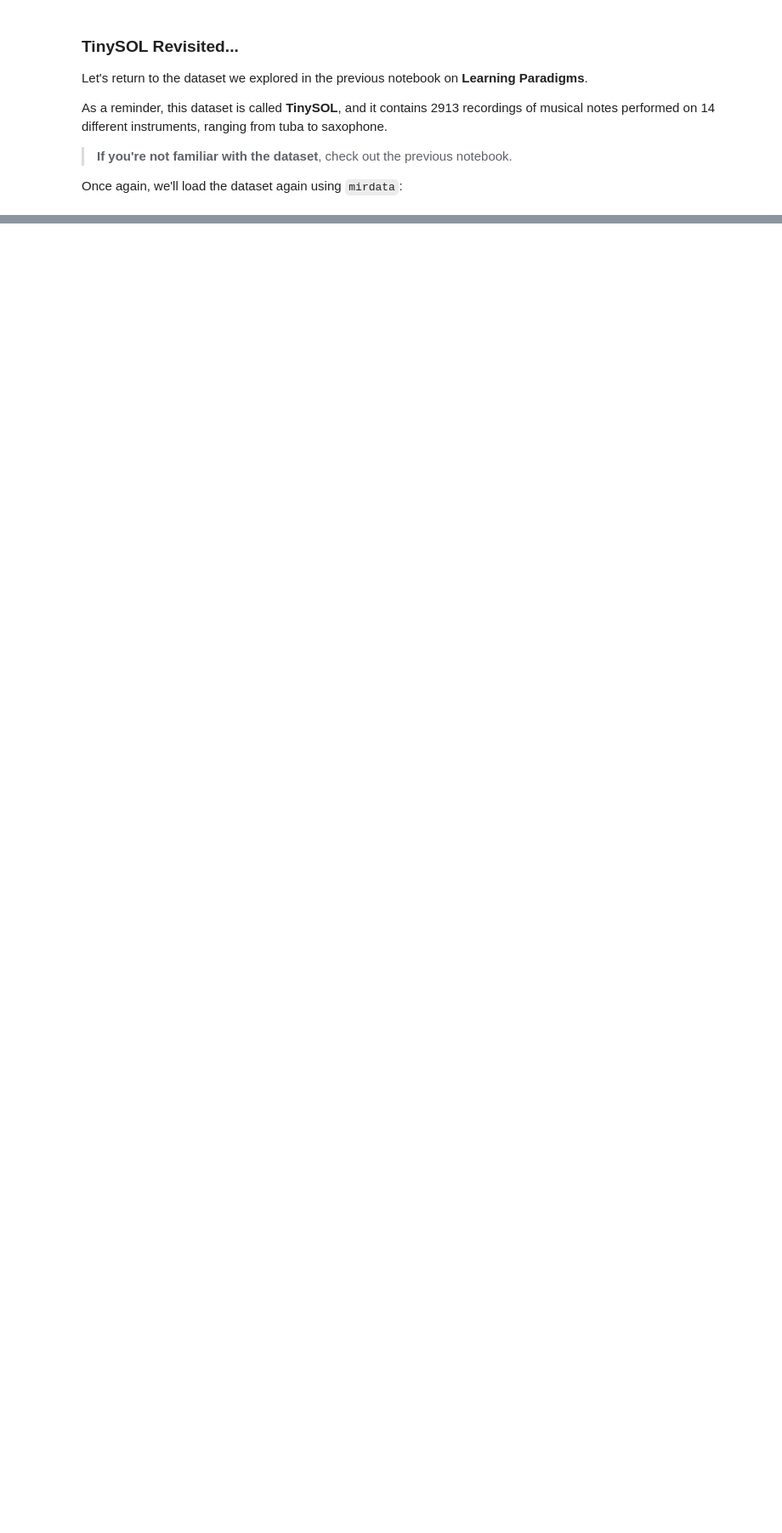
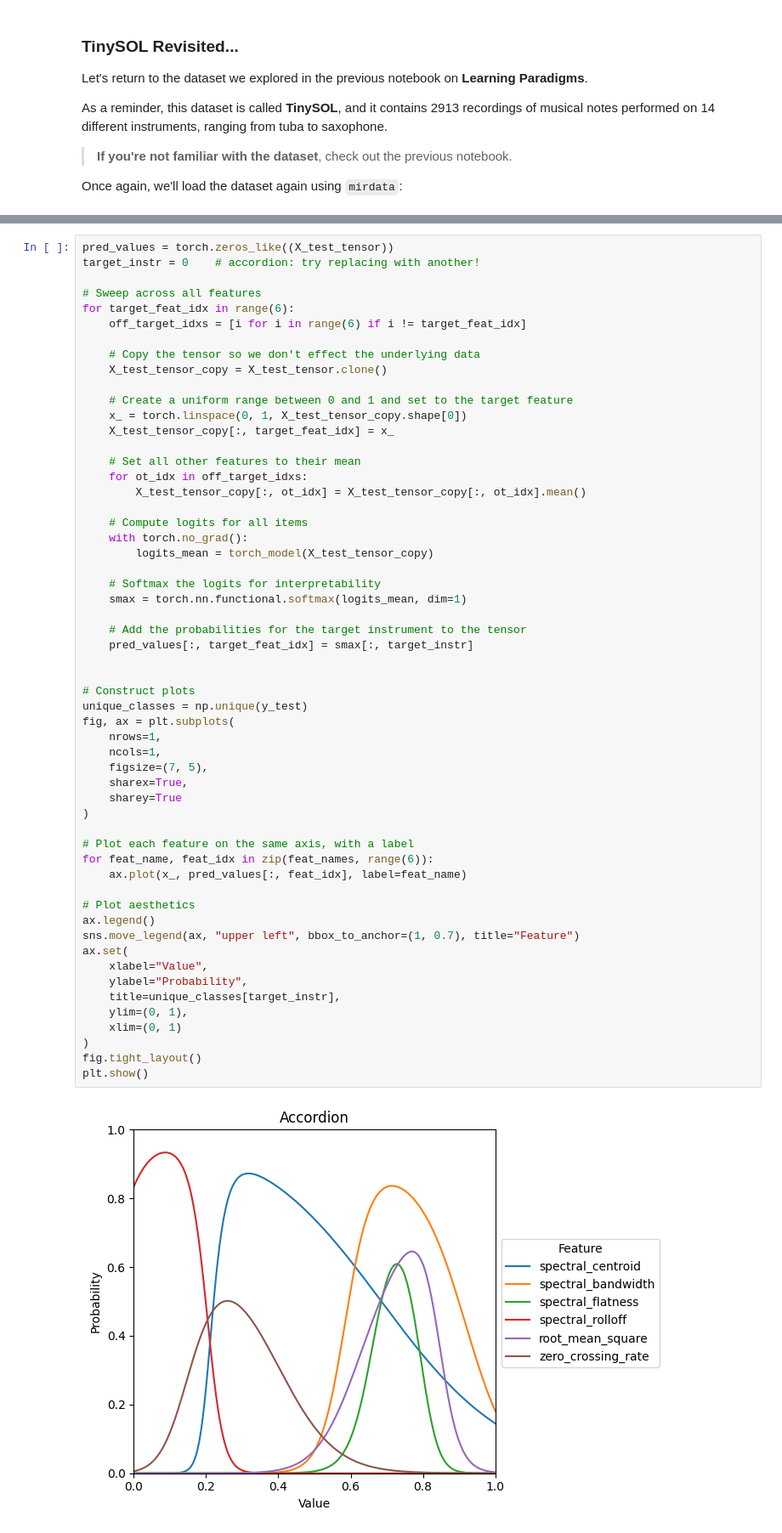
Before and after one commit to musicinformationretrieval/epsrc-ai-pipeline, a Jupyter notebook: 3_evaluation_interpretability.ipynb, the cells around one changed output, grey strips where cells are left out. Shown at 85% size. Drawn from its saved outputs; the diff is of its cells as text; blank space fills up the shorter version.

```diff
--- a/3_evaluation_interpretability.ipynb
+++ b/3_evaluation_interpretability.ipynb
@@ -636,0 +1146,58 @@ print(norm_feature_matrix.shape)
+# %%
+pred_values = torch.zeros_like((X_test_tensor))
+target_instr = 0    # accordion: try replacing with another!
+
+# Sweep across all features
+for target_feat_idx in range(6):
+    off_target_idxs = [i for i in range(6) if i != target_feat_idx]
+
+    # Copy the tensor so we don't effect the underlying data
+    X_test_tensor_copy = X_test_tensor.clone()
+
+    # Create a uniform range between 0 and 1 and set to the target feature
+    x_ = torch.linspace(0, 1, X_test_tensor_copy.shape[0])
+    X_test_tensor_copy[:, target_feat_idx] = x_
+
+    # Set all other features to their mean
+    for ot_idx in off_target_idxs:
+        X_test_tensor_copy[:, ot_idx] = X_test_tensor_copy[:, ot_idx].mean()
+
+    # Compute logits for all items
+    with torch.no_grad():
+        logits_mean = torch_model(X_test_tensor_copy)
+
+    # Softmax the logits for interpretability
+    smax = torch.nn.functional.softmax(logits_mean, dim=1)
+
+    # Add the probabilities for the target instrument to the tensor
+    pred_values[:, target_feat_idx] = smax[:, target_instr]
+
+
+# Construct plots
+unique_classes = np.unique(y_test)
+fig, ax = plt.subplots(
+    nrows=1,
+    ncols=1,
+    figsize=(7, 5),
+    sharex=True,
+    sharey=True
+)
+
+# Plot each feature on the same axis, with a label
+for feat_name, feat_idx in zip(feat_names, range(6)):
+    ax.plot(x_, pred_values[:, feat_idx], label=feat_name)
+
+# Plot aesthetics
+ax.legend()
+sns.move_legend(ax, "upper left", bbox_to_anchor=(1, 0.7), title="Feature")
+ax.set(
+    xlabel="Value",
+    ylabel="Probability",
+    title=unique_classes[target_instr],
+    ylim=(0, 1),
+    xlim=(0, 1)
+)
+fig.tight_layout()
+plt.show()
+# %% [output]
+[figure, added]
```
Also changed, not shown: parts of 41 cells of this notebook.
